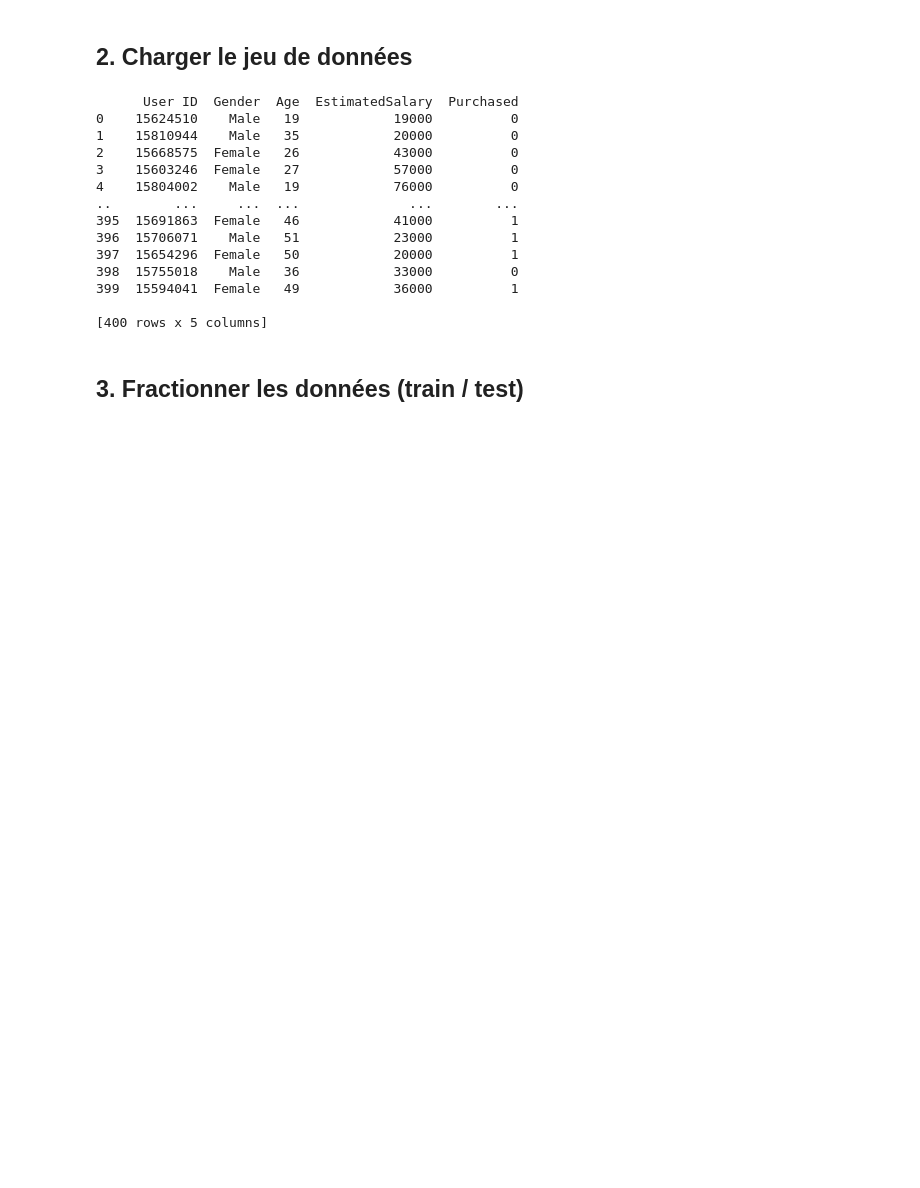
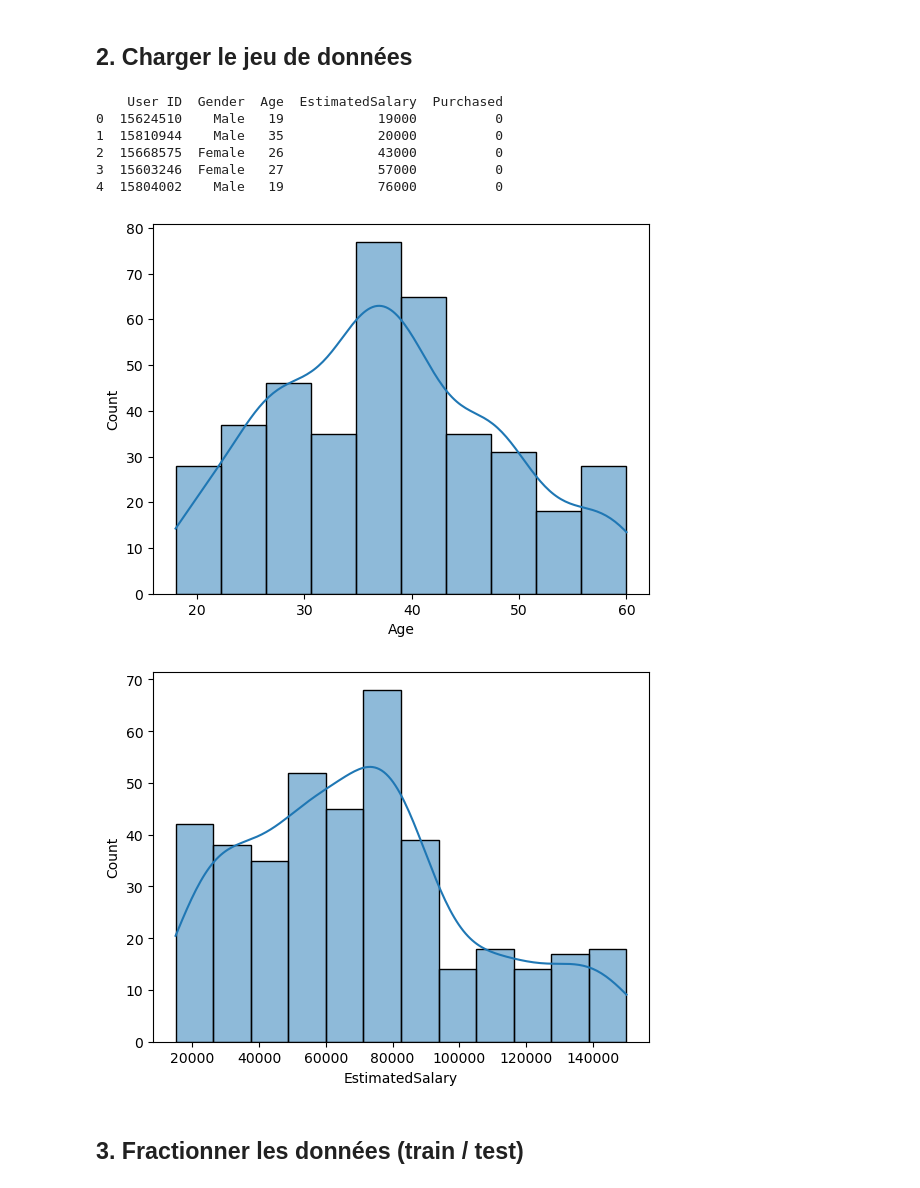
Before and after one commit to Yahyawi99/TP-ML, a Jupyter notebook: linear-regression/logistique.ipynb, the cells around one changed output. Cells and saved outputs as stored; diff of their text form; code cells hidden in the pictures; blank space fills up the shorter version.

```diff
--- a/linear-regression/logistique.ipynb
+++ b/linear-regression/logistique.ipynb
@@ -13,21 +14,22 @@ import matplotlib.pyplot as plt
 # %%
 dataset =  pd.read_csv("./data/Social_Network_Ads.csv")
 
 print(dataset.head())
+
+sns.histplot(data=dataset,x="Age",kde=True)
+plt.show()
+
+sns.histplot(data=dataset,x="EstimatedSalary",kde=True)
+
+plt.show()
 # %% [output]
-      User ID  Gender  Age  EstimatedSalary  Purchased
-0    15624510    Male   19            19000          0
-1    15810944    Male   35            20000          0
-2    15668575  Female   26            43000          0
-3    15603246  Female   27            57000          0
-4    15804002    Male   19            76000          0
-..        ...     ...  ...              ...        ...
-395  15691863  Female   46            41000          1
-396  15706071    Male   51            23000          1
-397  15654296  Female   50            20000          1
-398  15755018    Male   36            33000          0
-399  15594041  Female   49            36000          1
-
-[400 rows x 5 columns]
+    User ID  Gender  Age  EstimatedSalary  Purchased
+0  15624510    Male   19            19000          0
+1  15810944    Male   35            20000          0
+2  15668575  Female   26            43000          0
+3  15603246  Female   27            57000          0
+4  15804002    Male   19            76000          0
+[figure, added]
+[figure, added]
 # %% [markdown]
 ## 3. Fractionner les données (train / test)
```
Also changed, not shown: parts of 7 cells of this notebook.
